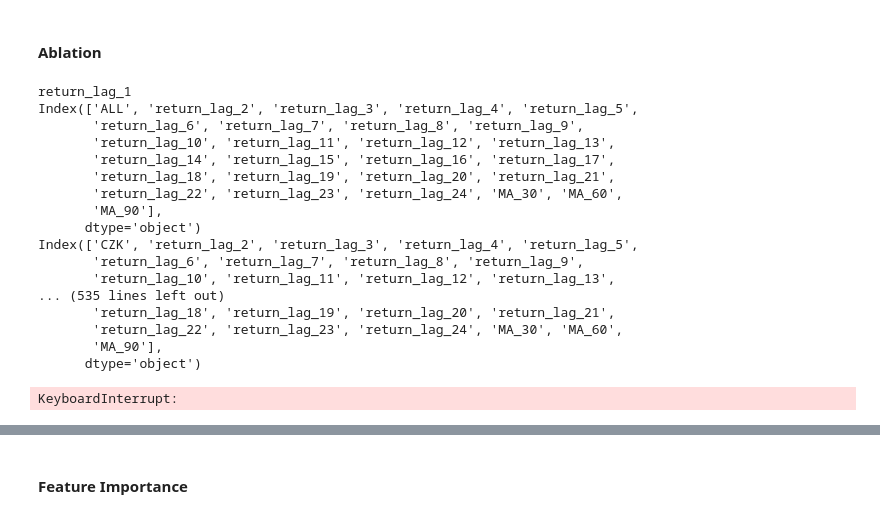
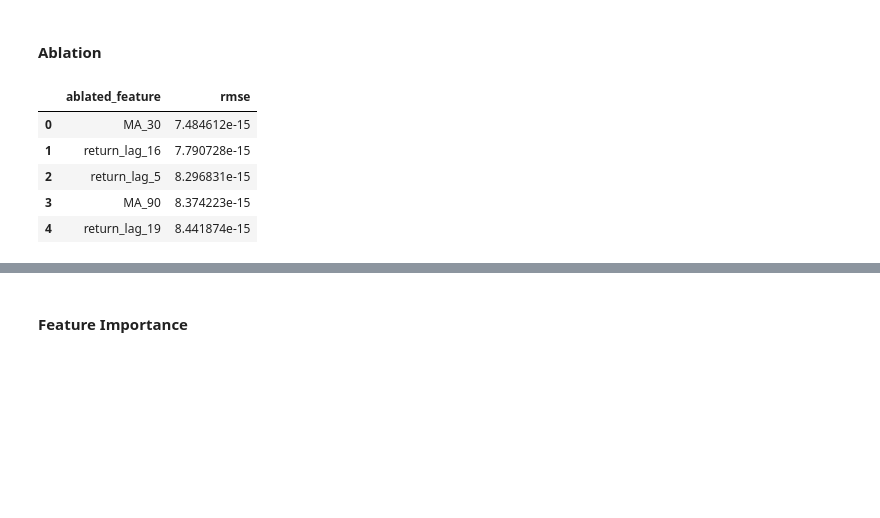
Before and after one commit to joehiggi/siads-696, a Jupyter notebook: src/siads_696_1.ipynb, the cells around one changed output, grey strips where cells are left out. Saved outputs shown, nothing was run; the diff lists cells and outputs as text; code cells hidden in the pictures; blank space fills up the shorter version.

```diff
--- a/src/siads_696_1.ipynb
+++ b/src/siads_696_1.ipynb
@@ -1184,7 +1226,6 @@ ls_1 = [
 ]
 
 for ablated in ls_1:
-    print(ablated)
 
     # Looping through each anchor-neighbor pair
     for i, j in zip(df_anchor_neighor["anchor"], df_anchor_neighor["neighbor"]):
@@ -1198,9 +1239,7 @@ for ablated in ls_1:
 
         ls_0 = list(df_1.columns)
         ls_0.remove(str(ablated))
-
         df_1 = df_1[ls_0]
-        print(df_1.columns)
 
         # Time-based train-test split
         df_1["target"] = df_1[j].shift(-1)
@@ -1234,50 +1273,41 @@ for ablated in ls_1:
             # Assigning scores
             scores["anchor"] = i
             scores["neighbor"] = j
             scores["option"] = option
             # scores['rmse'] = root_mean_squared_error(y_test, y_preds)
             scores["rmse"] = np.mean(
                 np.sqrt(
                     np.abs(
                         cross_val_score(
                             clf_lr,
                             X,
                             y,
                             scoring="neg_mean_squared_error",
                             cv=5,
                             n_jobs=-1,
                         )
                     )
                 )
             )
             scores["model"] = "Linear Regression"
             scores["params"] = None
             scores["ablated_feature"] = ablated
-            scores["columns"] = list(df_1.columns)
-
             final.append(scores)
 
         final_df = pd.concat([final_df, pd.DataFrame(final)], ignore_index=True)
 
 final_df.drop_duplicates().to_csv(
     "../data/output/ablation_study_lr_results.csv", sep="|", index=False
 )
+
+# final_df_summary_mean = final_df.groupby(["option", "ablated_feature"])["rmse"].mean()
+# final_df_summary_std = final_df.groupby(["option", "ablated_feature"])["rmse"].std()
+df_summary = pd.DataFrame(final_df.drop_duplicates()[['ablated_feature', 'rmse']].groupby(['ablated_feature'])['rmse'].mean()).reset_index(drop=False).sort_values(by=['rmse'], ascending=True).reset_index(drop=True)
+df_summary.head()
 # %% [output]
-return_lag_1
-Index(['ALL', 'return_lag_2', 'return_lag_3', 'return_lag_4', 'return_lag_5',
-       'return_lag_6', 'return_lag_7', 'return_lag_8', 'return_lag_9',
-       'return_lag_10', 'return_lag_11', 'return_lag_12', 'return_lag_13',
-       'return_lag_14', 'return_lag_15', 'return_lag_16', 'return_lag_17',
-       'return_lag_18', 'return_lag_19', 'return_lag_20', 'return_lag_21',
-       'return_lag_22', 'return_lag_23', 'return_lag_24', 'MA_30', 'MA_60',
-       'MA_90'],
-      dtype='object')
-Index(['CZK', 'return_lag_2', 'return_lag_3', 'return_lag_4', 'return_lag_5',
-       'return_lag_6', 'return_lag_7', 'return_lag_8', 'return_lag_9',
-       'return_lag_10', 'return_lag_11', 'return_lag_12', 'return_lag_13',
-... (535 lines left out)
-       'return_lag_18', 'return_lag_19', 'return_lag_20', 'return_lag_21',
-       'return_lag_22', 'return_lag_23', 'return_lag_24', 'MA_30', 'MA_60',
-       'MA_90'],
-      dtype='object')
-KeyboardInterrupt:
+|  | ablated_feature | rmse |
+| 0 | MA_30 | 7.484612e-15 |
+| 1 | return_lag_16 | 7.790728e-15 |
+| 2 | return_lag_5 | 8.296831e-15 |
+| 3 | MA_90 | 8.374223e-15 |
+| 4 | return_lag_19 | 8.441874e-15 |
```
Also changed, not shown: parts of 7 cells of this notebook, 1 other file.
